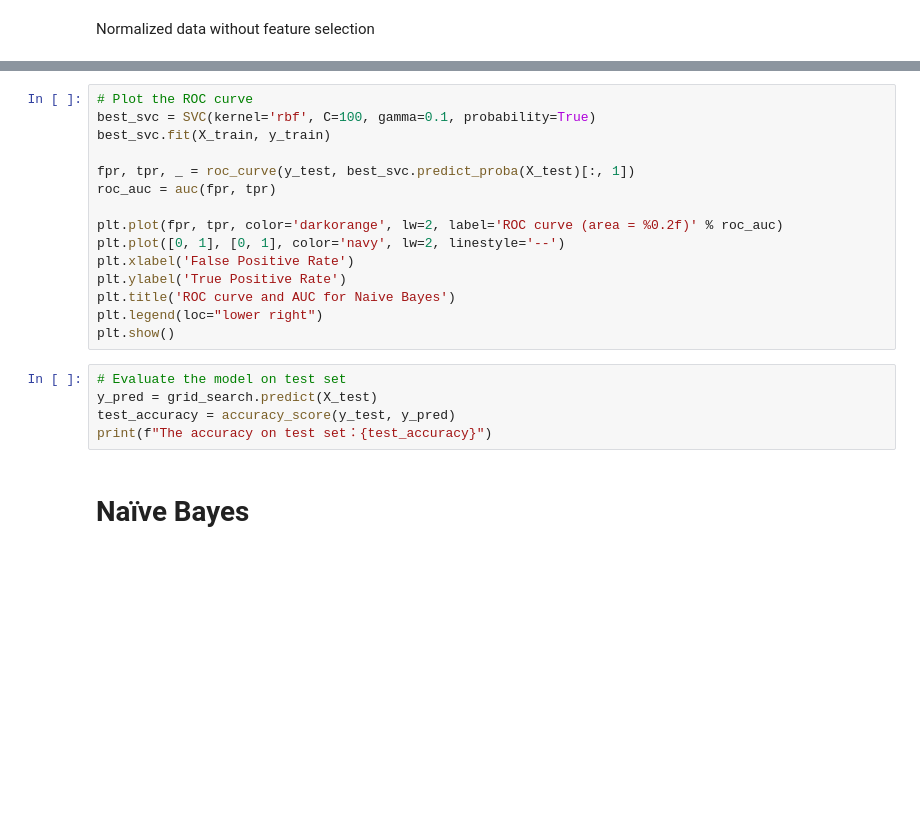
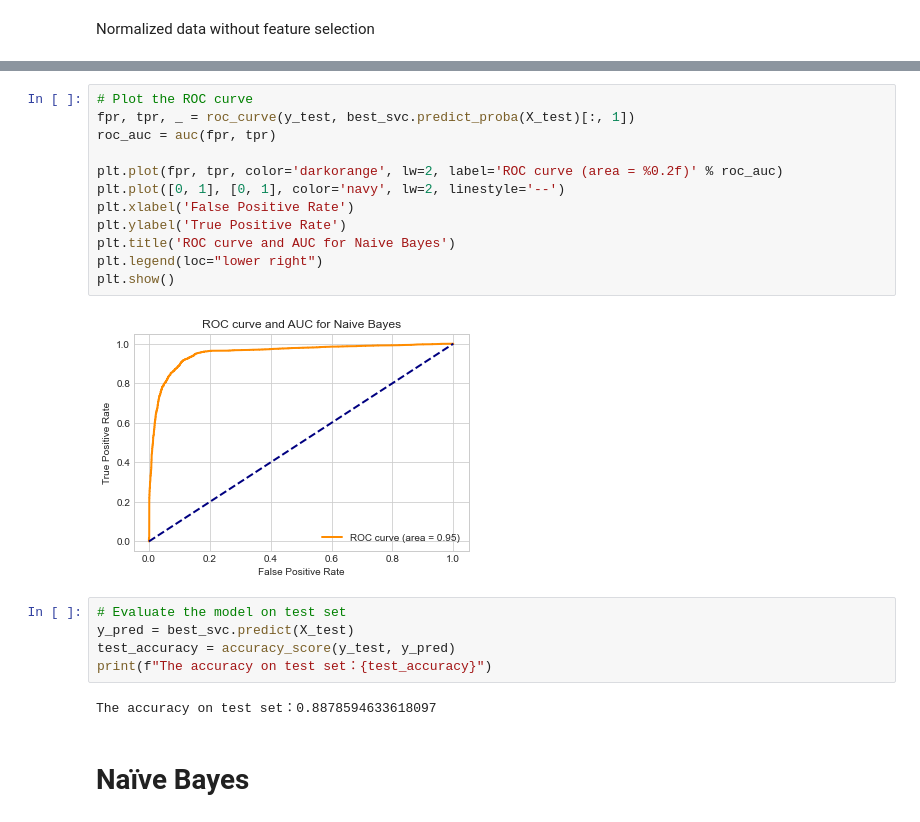
Before and after one commit to Pscmar/DataMining-proj, a Jupyter notebook: Task-1/model.ipynb, the cells around one changed output, grey strips where cells are left out. Drawn from its saved outputs; the diff is of its cells as text; blank space fills up the shorter version.

```diff
--- a/Task-1/model.ipynb
+++ b/Task-1/model.ipynb
@@ -273,23 +283,24 @@ print("Mean AUC score of the ROC curve: {:.2f}".format(mean_auc))
 # %%
 # Plot the ROC curve
-best_svc = SVC(kernel='rbf', C=100, gamma=0.1, probability=True)
-best_svc.fit(X_train, y_train)
-
 fpr, tpr, _ = roc_curve(y_test, best_svc.predict_proba(X_test)[:, 1])
 roc_auc = auc(fpr, tpr)
 
 plt.plot(fpr, tpr, color='darkorange', lw=2, label='ROC curve (area = %0.2f)' % roc_auc)
 plt.plot([0, 1], [0, 1], color='navy', lw=2, linestyle='--')
 plt.xlabel('False Positive Rate')
 plt.ylabel('True Positive Rate')
 plt.title('ROC curve and AUC for Naive Bayes')
 plt.legend(loc="lower right")
 plt.show()
+# %% [output]
+[figure, added]
 # %%
 # Evaluate the model on test set
-y_pred = grid_search.predict(X_test)
+y_pred = best_svc.predict(X_test)
 test_accuracy = accuracy_score(y_test, y_pred)
 print(f"The accuracy on test set：{test_accuracy}")
+# %% [output]
+The accuracy on test set：0.8878594633618097
 # %% [markdown]
 # Naïve Bayes
 # %% [markdown]
```
Also changed, not shown: parts of 16 cells of this notebook.
